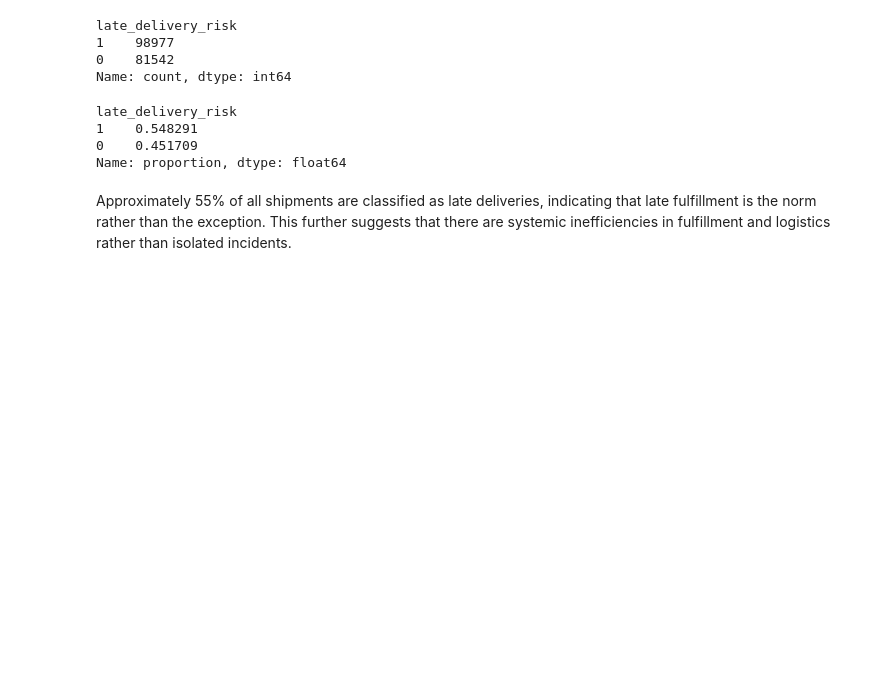
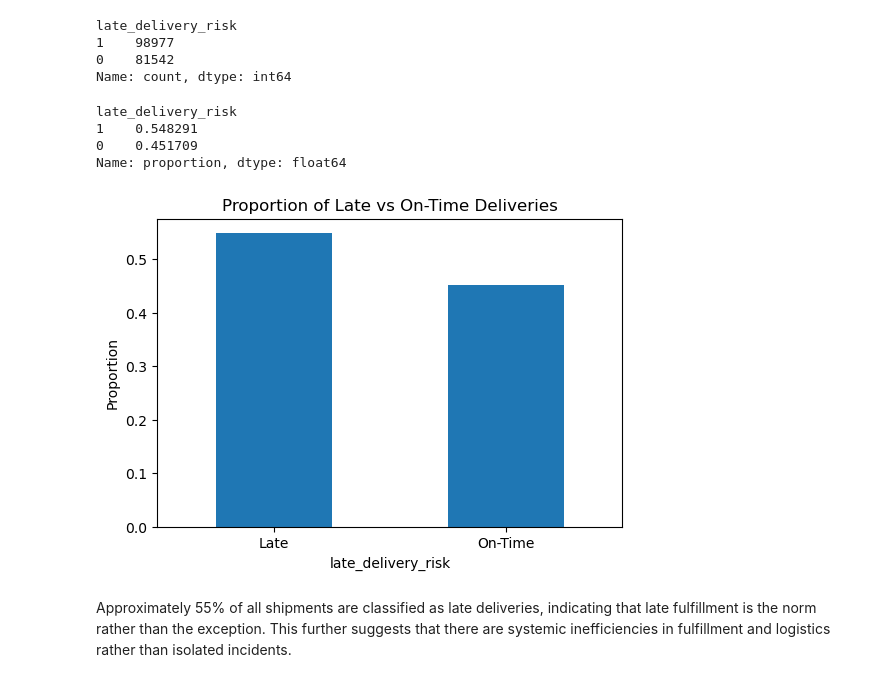
Before and after one commit to LenynH/dataco-supply-chain-analysis, a Jupyter notebook: notebooks/exploration.ipynb, the cells around one changed output. Saved outputs shown, nothing was run; the diff lists cells and outputs as text; code cells hidden in the pictures; blank space fills up the shorter version.

Commit message:
Finalized project with key findings, visualizations, and README.

```diff
--- a/notebooks/exploration.ipynb
+++ b/notebooks/exploration.ipynb
@@ -279,6 +282,20 @@ late_delivery_risk
 1    0.548291
 0    0.451709
 Name: proportion, dtype: float64
+# %%
+# The following chart compares the proportion of on-time deliveried to late deliveries across the dataset.
+
+late_counts = df['late_delivery_risk'].value_counts(normalize=True)
+
+plt.figure(figsize=(6, 4))
+late_counts.plot(kind='bar')
+plt.title("Proportion of Late vs On-Time Deliveries")
+plt.ylabel("Proportion")
+plt.xticks([0,1], ['Late', "On-Time"], rotation=0)
+plt.savefig("C:/Users/lenyn/OneDrive/Desktop/GitHub/dataco-supply-chain-analysis/visuals/late_delivery_proportion.png")
+plt.show()
+# %% [output]
+[figure, added]
 # %% [markdown]
 Approximately 55% of all shipments are classified as late deliveries, indicating that late fulfillment is the norm rather than the exception. This further suggests that there are systemic inefficiencies in fulfillment and logistics rather than isolated incidents.
 # %% [markdown]
```
Also changed, not shown: parts of 3 cells of this notebook, 3 other files.
